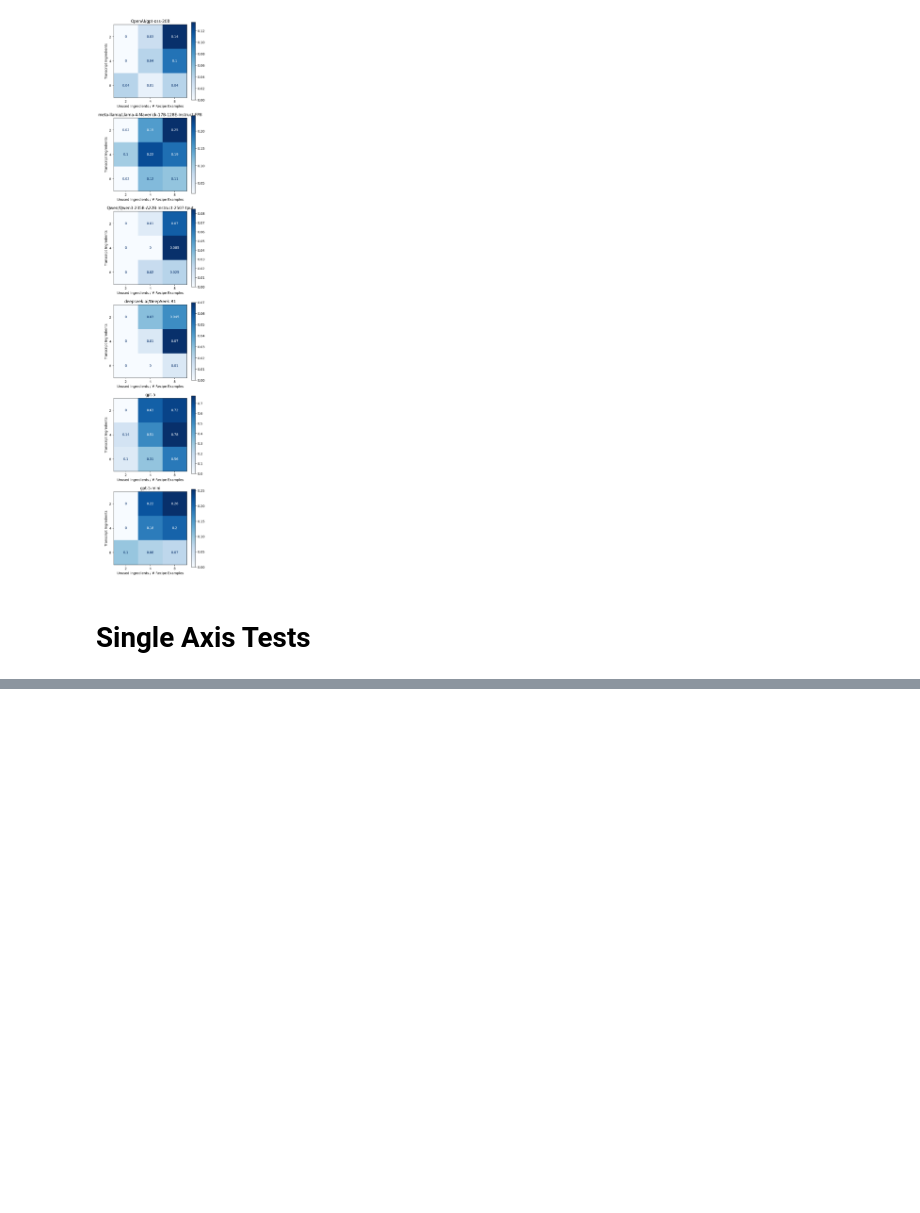
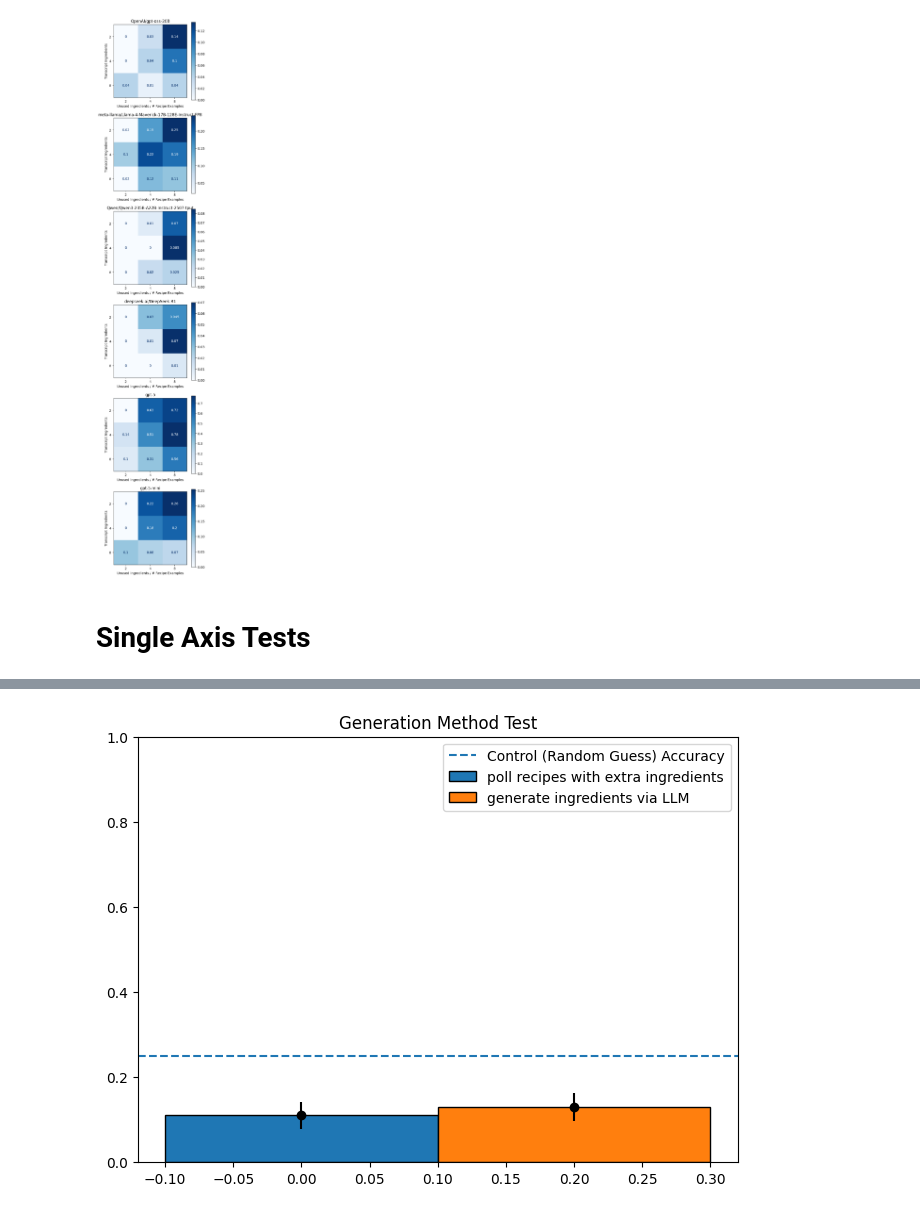
Before and after one commit to jbliu52/CookingLlama, a Jupyter notebook: data_analysis.ipynb, the cells around one changed output, grey strips where cells are left out. Saved outputs shown, nothing was run; the diff lists cells and outputs as text; code cells hidden in the pictures; blank space fills up the shorter version.

```diff
--- a/data_analysis.ipynb
+++ b/data_analysis.ipynb
@@ -313,0 +315,43 @@ plot_results('transcript_ings')
+# %%
+import math
+
+model = 'gpt-5'
+fig, ax = plt.subplots(layout='constrained')
+
+files = ['extra_ing_test.csv', 'generate_ing_test.csv']
+labels = ['poll recipes with extra ingredients', 'generate ingredients via LLM']
+
+means = []
+sds = []
+for i, file in enumerate(files):
+    df = pd.read_csv(f'results/{model}/{file}')
+    overall_correct = []
+    for ind, item in df['correct'].items():
+        overall_correct.extend(eval(item))
+    # print(overall_correct)
+    mean = sum(overall_correct)/len(overall_correct)
+    means.append(mean)
+    sd = math.sqrt((mean * (1-mean)) / len(overall_correct))
+    sds.append(sd)
+    # print(df['overall_acc'])
+    # ax[i].bar(x + width*j, freq, width, label=f'unused_ings={bin}')
+    # ax[i].plot(x, norm.pdf(x, mean, sd), label=f'unused_ings={bin}')
+    rects = ax.bar(i*0.2, mean, width=(1/len(model_list)), edgecolor='black', label=f'{labels[i]}')
+# plt.bar_label(rects, label_type='edge', padding=3)
+    ax.errorbar(i*0.2, mean, yerr = sd, fmt ='o', color='black')
+# print(results)
+# ax.plot(bins, means, label=model)
+# ax.errorbar(bins, means, yerr=sds)
+# ax[i].set_title(model)
+# ax[i].legend()
+
+# xticks = [f'{axis}: {b}' for b in bins]
+# print(xticks)
+# ax.set_xticks([x * 2 + 0.3 for x in range(len(bins))], xticks, rotation=-30)
+ax.set_title(f'Generation Method Test')
+ax.axhline(0.25, linestyle='--', label='Control (Random Guess) Accuracy')
+ax.set_ylim(0,1)
+ax.legend(loc='best')
+plt.show()
+# %% [output]
+[figure, added]
```
Also changed, not shown: parts of 3 cells of this notebook, 16 other files.
